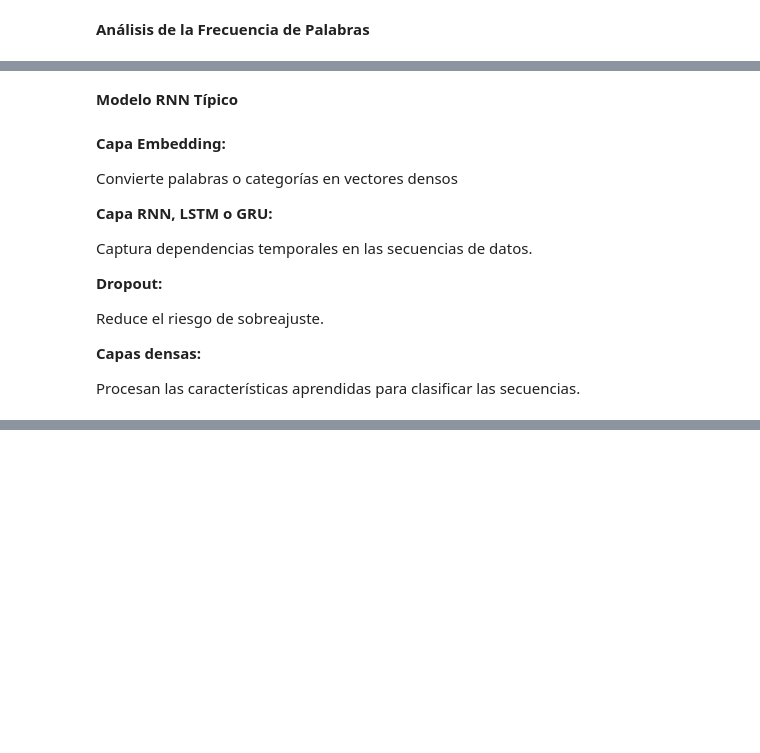
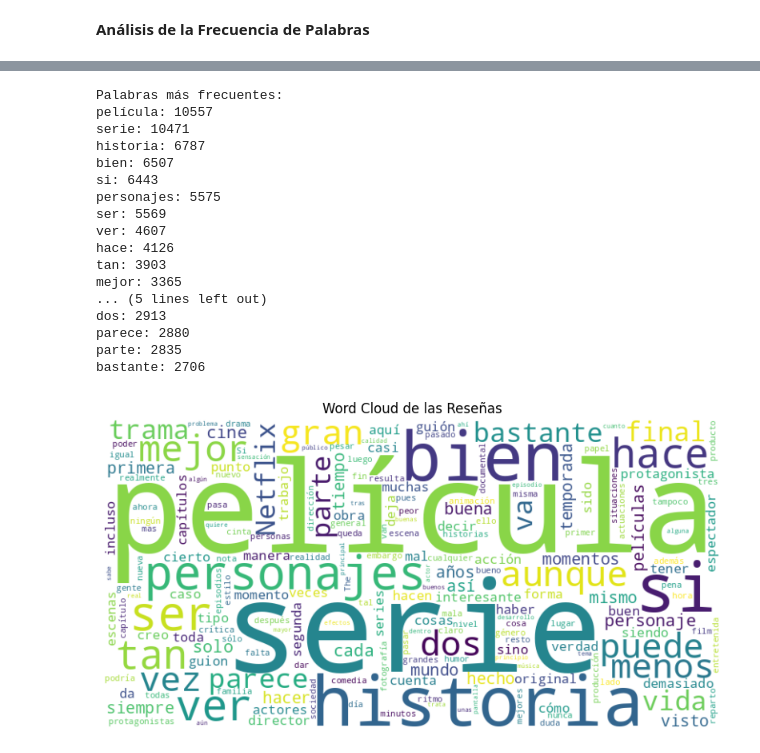
Before and after one commit to alehfernandez/Data-Science-III-NLP-Deep-Learning, a Jupyter notebook: Proyecto_DS_III_Entrega_Final_Fernandez_Alejandro.ipynb, the cells around one changed output, grey strips where cells are left out. Drawn from its saved outputs; the diff is of its cells as text; code cells hidden in the pictures; blank space fills up the shorter version.

```diff
--- a/Proyecto_DS_III_Entrega_Final_Fernandez_Alejandro.ipynb
+++ b/Proyecto_DS_III_Entrega_Final_Fernandez_Alejandro.ipynb
@@ -232,18 +117,39 @@ Genera probabilidades de pertenencia para cada clase.
-# %% [markdown]
-**Modelo RNN Típico**
-# %% [markdown]
-**Capa Embedding:**
-
-Convierte palabras o categorías en vectores densos
-
-**Capa RNN, LSTM o GRU:**
-
-Captura dependencias temporales en las secuencias de datos.
-
-**Dropout:**
-
-Reduce el riesgo de sobreajuste.
-
-**Capas densas:**
-
-Procesan las características aprendidas para clasificar las secuencias.
+# %%
+!pip install nltk
+import nltk
+nltk.download('punkt_tab') # Download the 'punkt_tab' data
+nltk.download('stopwords')
+import matplotlib.pyplot as plt
+from nltk.tokenize import word_tokenize
+from nltk.corpus import stopwords
+from wordcloud import WordCloud
+
+def analizar_frecuencia_palabras(df):
+    # Combinar todas las reseñas en un solo texto
+    texto_completo = ' '.join(df['review_text'].astype(str).tolist())
+
+    # Tokenizar el texto
+    tokens = word_tokenize(texto_completo)
+
+    # Eliminar stop words (palabras comunes como "el", "la", etc.)
+    stop_words = set(stopwords.words('spanish'))
+    tokens_filtrados = [w for w in tokens if not w.lower() in stop_words and w.isalnum()]
+
+    # Calcular la frecuencia de palabras
+    frecuencia_palabras = nltk.FreqDist(tokens_filtrados)
+
+    # Mostrar las palabras más frecuentes
+    print("Palabras más frecuentes:")
+    for palabra, frecuencia in frecuencia_palabras.most_common(20):
+        print(f'{palabra}: {frecuencia}')
+
+    # Generar un word cloud
+    wordcloud = WordCloud(width=800, height=400, background_color='white').generate_from_frequencies(frecuencia_palabras)
+    plt.figure(figsize=(10, 5))
+    plt.imshow(wordcloud, interpolation='bilinear')
+    plt.axis("off")
+    plt.title("Word Cloud de las Reseñas")
+    plt.show()
+
+analizar_frecuencia_palabras(df)
+# %% [output]
@@ -249,0 +165,18 @@ Procesan las características aprendidas para clasificar las secuencias.
+Palabras más frecuentes:
+película: 10557
+serie: 10471
+historia: 6787
+bien: 6507
+si: 6443
+personajes: 5575
+ser: 5569
+ver: 4607
+hace: 4126
+tan: 3903
+mejor: 3365
+... (5 lines left out)
+dos: 2913
+parece: 2880
+parte: 2835
+bastante: 2706
+[figure, added]
```
Also changed, not shown: parts of 72 cells of this notebook.
